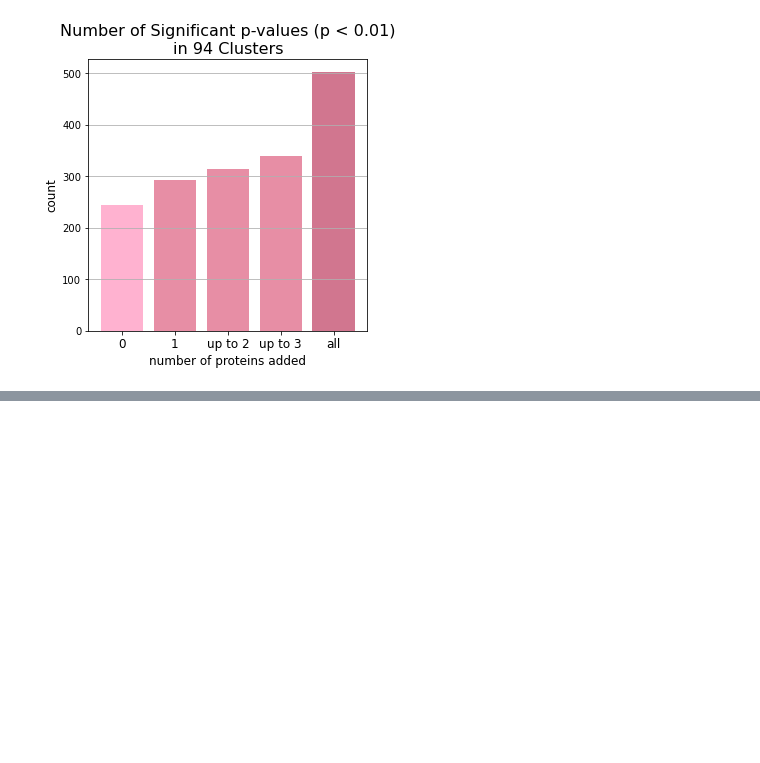
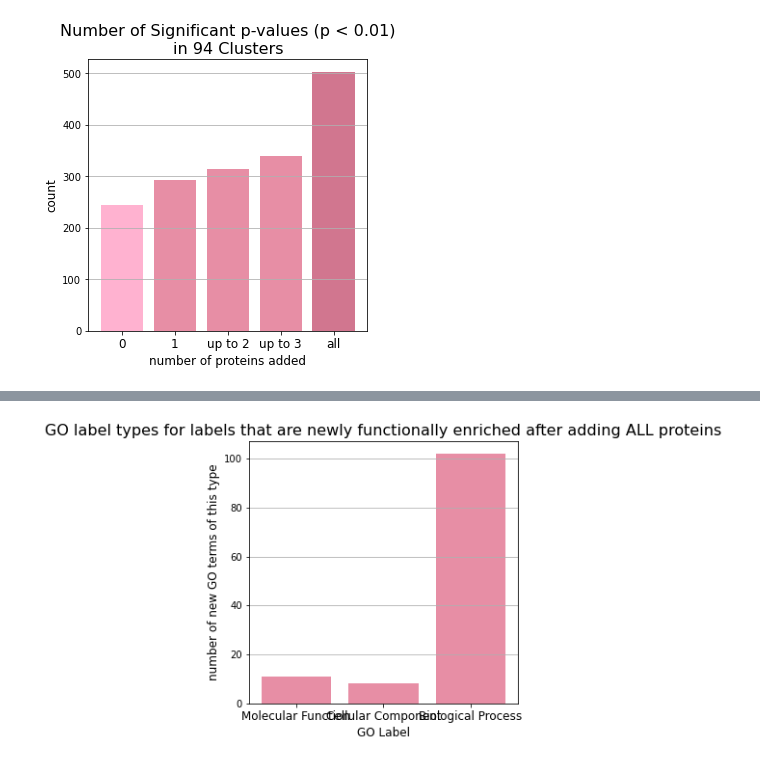
Before and after one commit to chrlatte/ClusteringWithDSD, a Jupyter notebook: src/recipe/recipe_notebook.ipynb, the cells around one changed output, grey strips where cells are left out. Cells and saved outputs as stored; diff of their text form; code cells hidden in the pictures; blank space fills up the shorter version.

```diff
--- a/src/recipe/recipe_notebook.ipynb
+++ b/src/recipe/recipe_notebook.ipynb
@@ -221,0 +316,47 @@ plt.show()
+# %%
+# count number of terms of each type
+bp_counter_1p = 0
+cc_counter_1p = 0
+mf_counter_1p = 0
+for term in new_terms_1p:
+    if go_to_label_dict.get(term) == "biological_process":
+        bp_counter_1p += 1
+    elif go_to_label_dict.get(term) == "cellular_component":
+        cc_counter_1p += 1
+    elif go_to_label_dict.get(term) == "molecular_function":
+        mf_counter_1p += 1
+
+
+bp_counter_allp = 0
+cc_counter_allp = 0
+mf_counter_allp = 0
+for term in new_terms_allp:
+    if go_to_label_dict.get(term) == "biological_process":
+        bp_counter_allp += 1
+    elif go_to_label_dict.get(term) == "cellular_component":
+        cc_counter_allp += 1
+    elif go_to_label_dict.get(term) == "molecular_function":
+        mf_counter_allp += 1
+# %%
+# create graph to compare coutns of each type (all proteins)
+fig, ax = plt.subplots()
+
+x_values = ["Molecular Function", "Cellular Component", "Biological Process"]
+counts = [mf_counter_allp, cc_counter_allp, bp_counter_allp]
+
+ax.bar(x_values, counts, color=['xkcd:pig pink', 'xkcd:pig pink', 'xkcd:pig pink'])
+
+ax.set_xticklabels(x_values, fontsize=12)
+
+ax.set_title(f"GO label types for labels that are newly functionally enriched after adding ALL proteins", fontsize=16)
+
+
+ax.set_ylabel('number of new GO terms of this type', fontsize=12)
+ax.set_xlabel('GO Label', fontsize=12)
+
+ax.grid(axis='y')
+
+fig.set_size_inches(5,5)
+plt.show()
+# %% [output]
+[figure, added]
```
Also changed, not shown: parts of 11 cells of this notebook.
